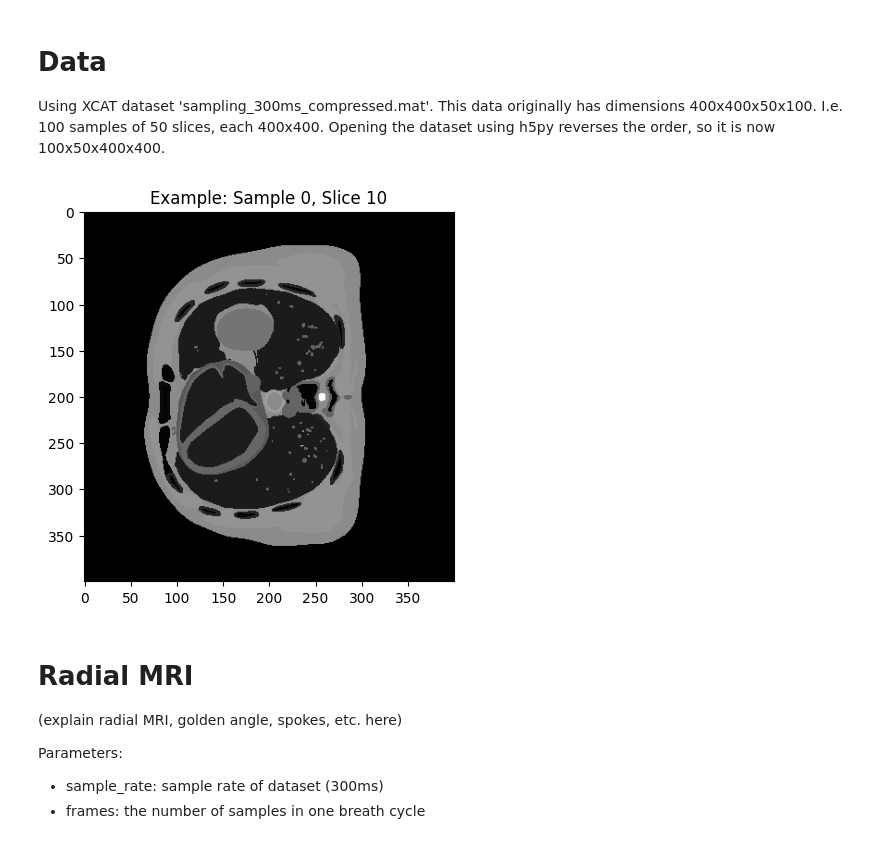
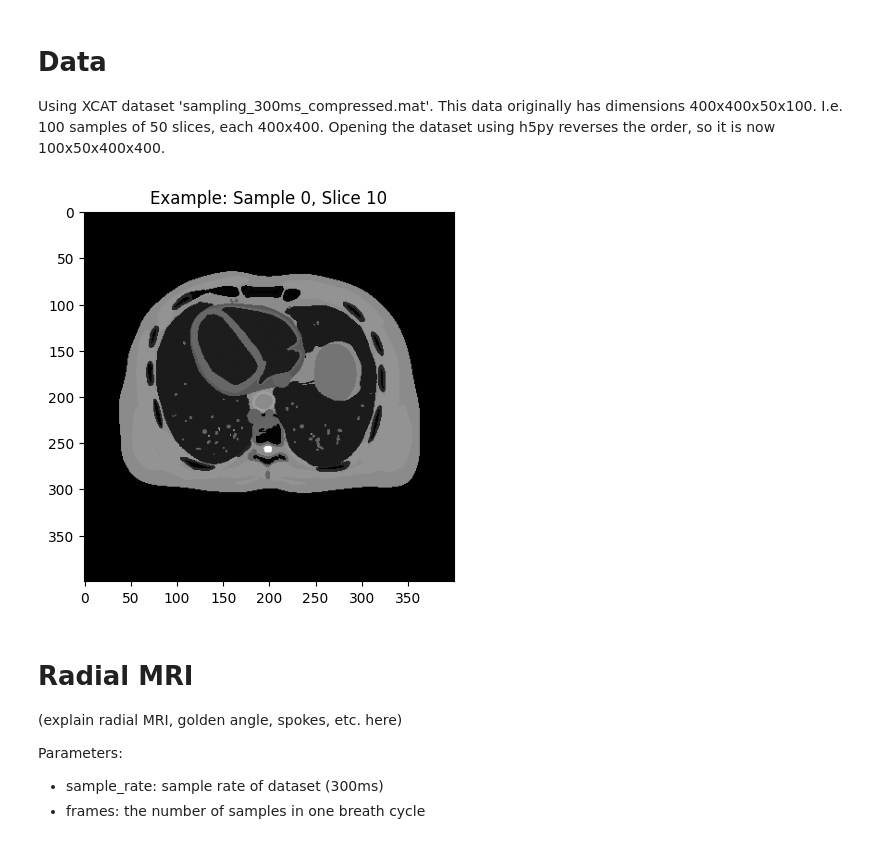
Before and after one commit to cmjw/MRI-Breathing-Artifacts, a Jupyter notebook: xcat_breathing_recon.ipynb, the cells around one changed output. Saved outputs shown, nothing was run; the diff lists cells and outputs as text; code cells hidden in the pictures.

```diff
--- a/xcat_breathing_recon.ipynb
+++ b/xcat_breathing_recon.ipynb
@@ -10,9 +10,11 @@ This data originally has dimensions 400x400x50x100. I.e. 100 samples of 50 slice
 Opening the dataset using h5py reverses the order, so it is now 100x50x400x400.
 # %%
 file = h5py.File('data/sampling_300ms_compressed.mat', 'r');
-data2 = file['data2'];
+data = file['data2'];
 
-data = np.asarray(data2);
+# rotate 90 deg clockwise - however we do not want to load the entire file
+# rotate only the chunk used locally
+#data = np.rot90(data, k=-1, axes=(2,3));
 
 N = 400; # NxN images
 SLICES = 50; # slices per sample
@@ -22,13 +27,14 @@ SAMPLES = 100;
 # %%
 # Example, extracting one slice at sample 0, slice 10
 ex_image = data[0, 10, :, :]
+ex_image = np.rot90(ex_image, k=-1, axes=(0,1)); # rotate 90 deg clockwise
 plot = plt.figure();
 plot = plt.imshow(ex_image, cmap='grey');
 plt.title("Example: Sample 0, Slice 10");
 plt.savefig('fig/example_slice.png');
 plt.show(plot)
 # %% [output]
-[figure, old version]
+[figure, new version]
 # %%
 # Animation to demonstrate breathing cycle in XCAT
 import matplotlib.animation as animation
```
Also changed, not shown: parts of 5 cells of this notebook.
